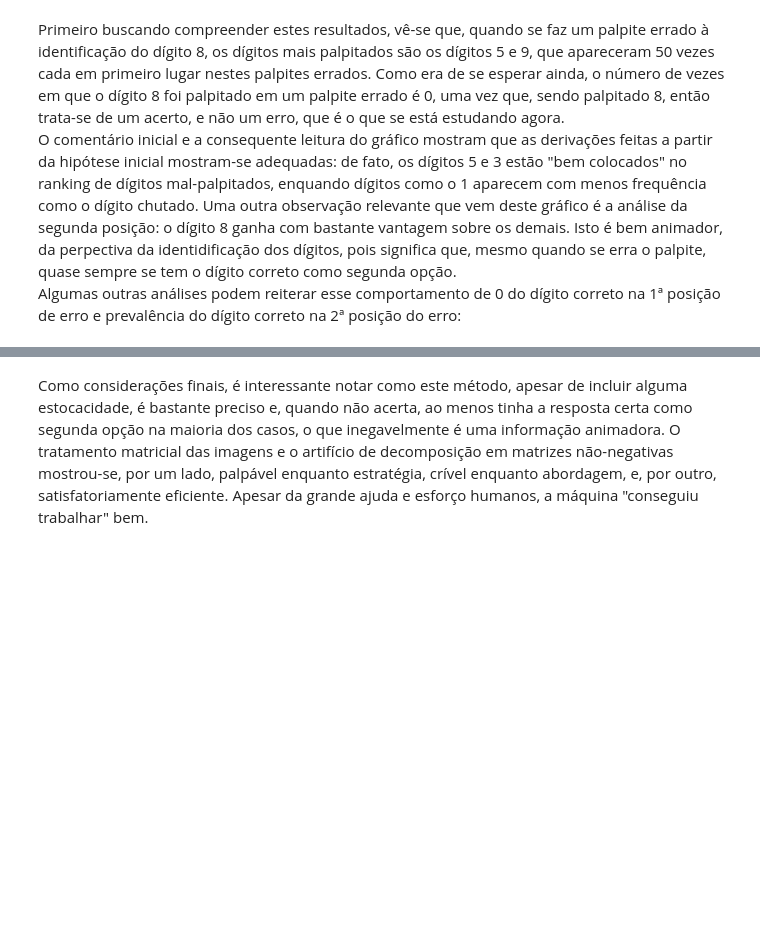
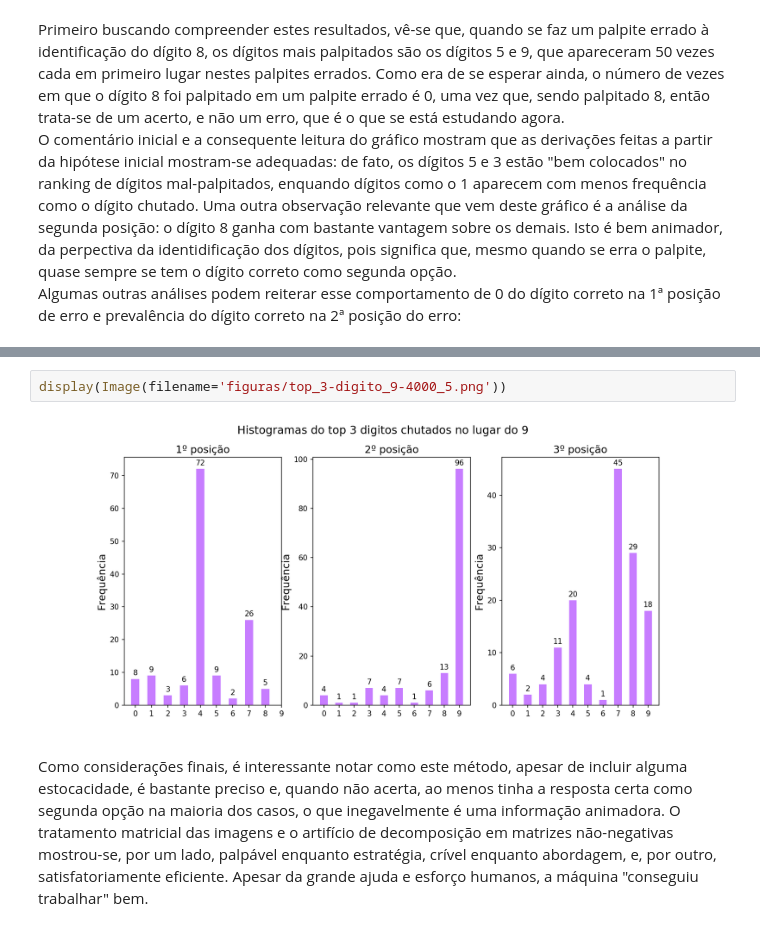
Before and after one commit to fredgrub/ep-digitos, a Jupyter notebook: EP - dígitos.ipynb, the cells around one changed output, grey strips where cells are left out. Saved outputs shown, nothing was run; the diff lists cells and outputs as text; blank space fills up the shorter version.

```diff
--- a/EP - dígitos.ipynb
+++ b/EP - dígitos.ipynb
@@ -693,3 +678,7 @@ Algumas outras análises podem reiterar esse comportamento de 0 do dígito corre
+# %%
+display(Image(filename='figuras/top_3-digito_9-4000_5.png'))
+# %% [output]
+[figure, added]
 # %% [markdown]
 Como considerações finais, é interessante notar como este método, apesar de incluir alguma estocacidade, é bastante preciso e, quando não acerta, ao menos tinha a resposta certa como segunda opção na maioria dos casos, o que inegavelmente é uma informação animadora. O tratamento matricial das imagens e o artifício de decomposição em matrizes não-negativas mostrou-se, por um lado, palpável enquanto estratégia, crível enquanto abordagem, e, por outro, satisfatoriamente eficiente. Apesar da grande ajuda e esforço humanos, a máquina "conseguiu trabalhar" bem.
 # %% [markdown]
```
Also changed, not shown: parts of 14 cells of this notebook, 5 other files.
